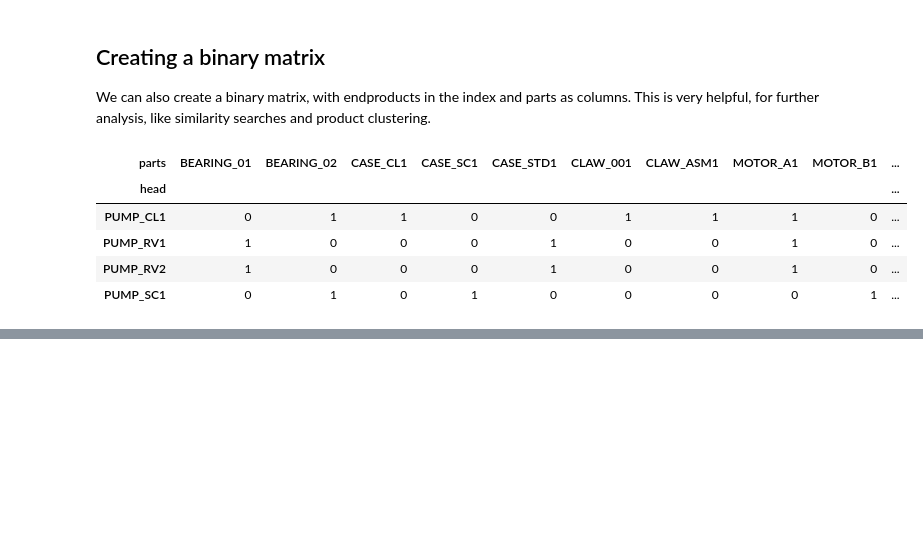
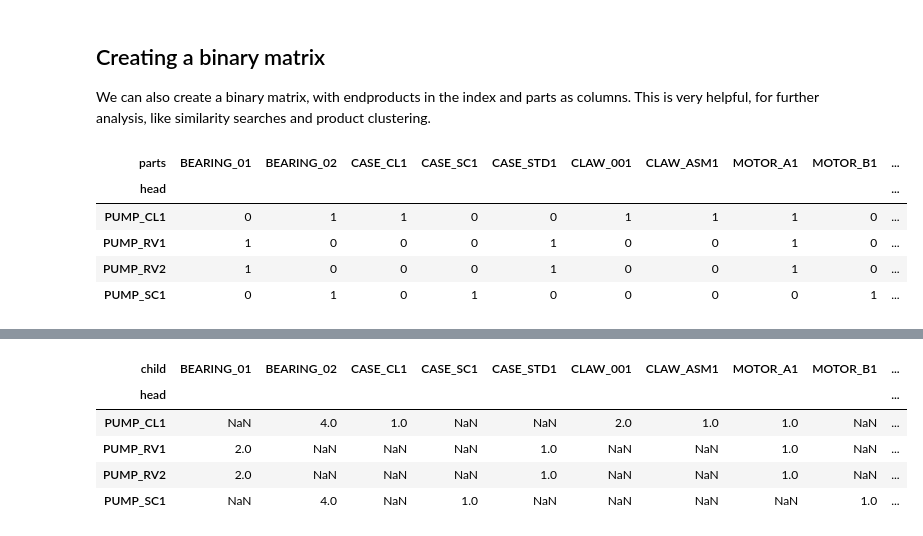
Before and after one commit to janhesse53/bom, a Jupyter notebook: nbs/00_core.ipynb, the cells around one changed output, grey strips where cells are left out. Saved outputs shown, nothing was run; the diff lists cells and outputs as text; code cells hidden in the pictures; blank space fills up the shorter version.

Commit message:
added create_matrix based on attribute

```diff
--- a/nbs/00_core.ipynb
+++ b/nbs/00_core.ipynb
@@ -358,0 +375,19 @@ b_matrix
+# %%
+#| export
+def get_all_successor_edges(G, node_id, attr="quantity", default=None):
+    """
+    Return a list of all edge pairs for `node_id` with the specified attribute.
+    """
+    visited = set([node_id])
+    queue = [node_id]
+    edges = []
+
+    while queue:
+        u = queue.pop(0)
+        for _, v, data in G.out_edges(u, data=True):
+            qty = data.get(attr, default)
+            edges.append([node_id, u, v, qty])
+            if v not in visited:
+                visited.add(v)
+                queue.append(v)
+    return edges
@@ -358,0 +437,3 @@ b_matrix
+# %%
+dfs = [pd.DataFrame(get_all_successor_edges(G, root)) for root in get_all_roots(G)]
+dfs[:2]
@@ -358,0 +454,3 @@ b_matrix
+# %%
+final_df = pd.concat(dfs)
+final_df.head()
@@ -358,0 +464,3 @@ b_matrix
+# %%
+final_df.columns = ['head', 'parent', 'child', 'quantity']
+final_df.head()
@@ -358,0 +474,9 @@ b_matrix
+# %%
+final_df.pivot_table(index='head', columns='child', values='quantity', aggfunc='sum')
+# %% [output]
+| child | BEARING_01 | BEARING_02 | CASE_CL1 | CASE_SC1 | CASE_STD1 | CLAW_001 | CLAW_ASM1 | MOTOR_A1 | MOTOR_B1 | ... |
+| head |  |  |  |  |  |  |  |  |  | ... |
+| PUMP_CL1 | NaN | 4.0 | 1.0 | NaN | NaN | 2.0 | 1.0 | 1.0 | NaN | ... |
+| PUMP_RV1 | 2.0 | NaN | NaN | NaN | 1.0 | NaN | NaN | 1.0 | NaN | ... |
+| PUMP_RV2 | 2.0 | NaN | NaN | NaN | 1.0 | NaN | NaN | 1.0 | NaN | ... |
+| PUMP_SC1 | NaN | 4.0 | NaN | 1.0 | NaN | NaN | NaN | NaN | 1.0 | ... |
```
Also changed, not shown: parts of 16 cells of this notebook, 2 other files.
